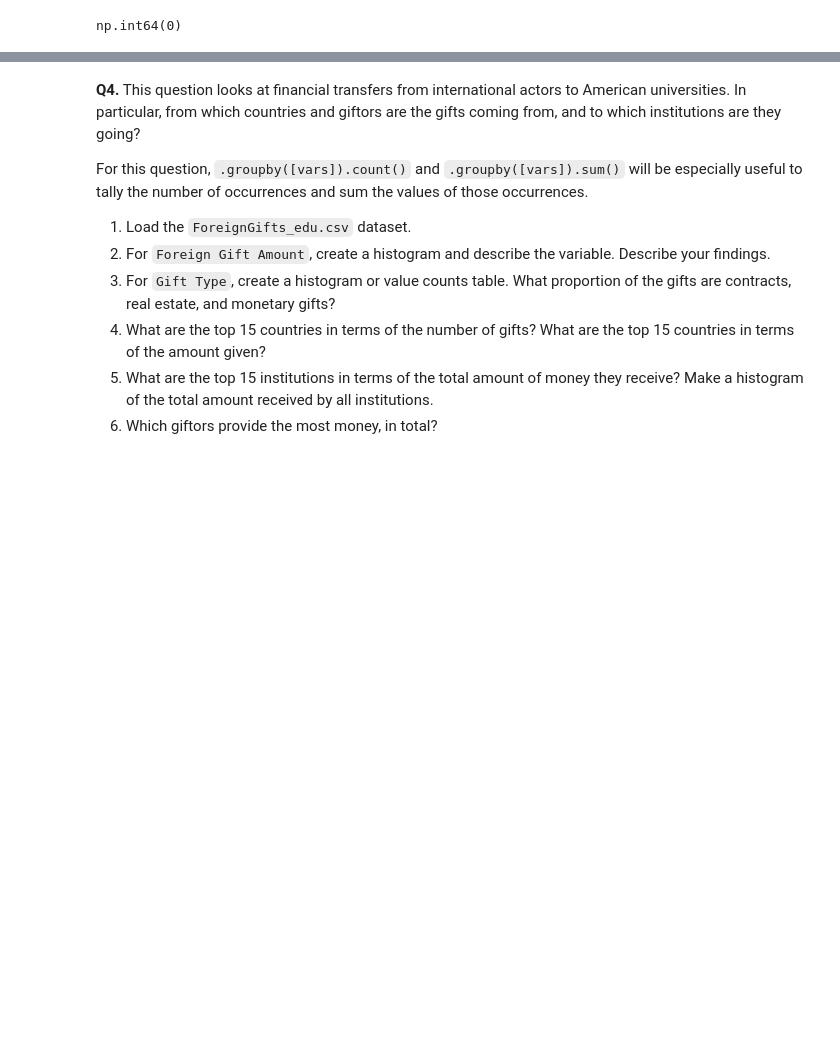
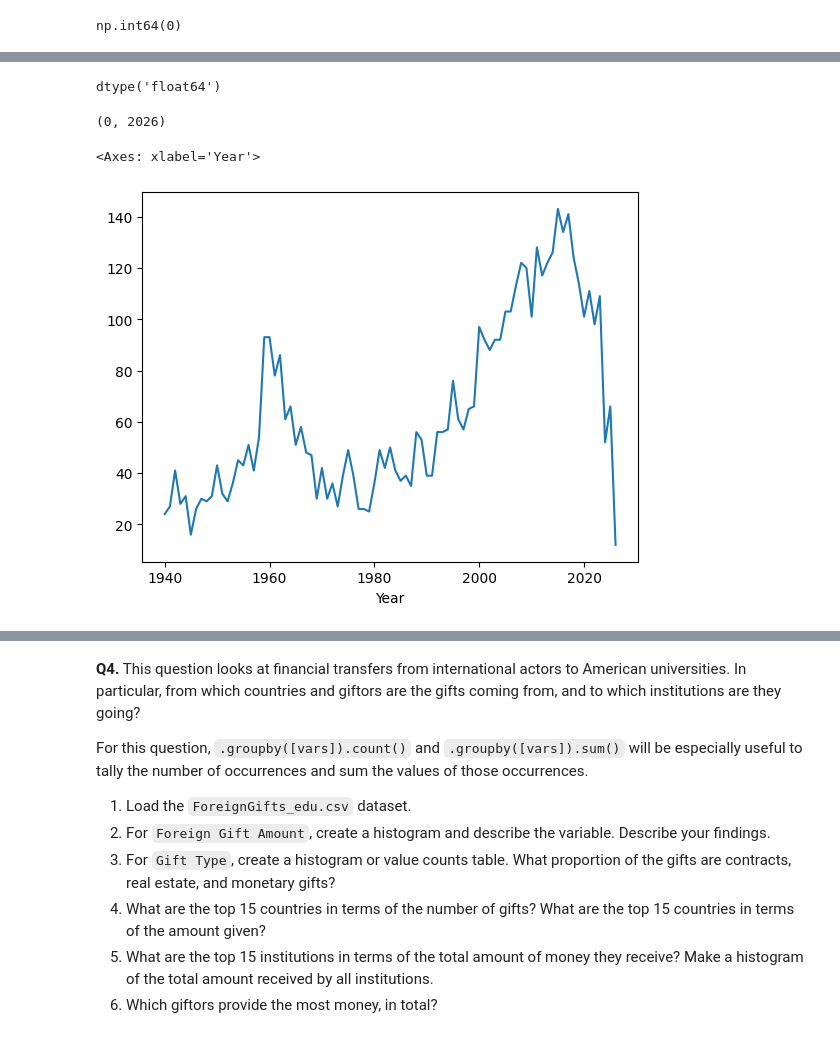
Before and after one commit to pateld07/undergrad_ml_assignments, a Jupyter notebook: 01_assignment_wrangling_and_eda.ipynb, the cells around one changed output, grey strips where cells are left out. Saved outputs shown, nothing was run; the diff lists cells and outputs as text; code cells hidden in the pictures; blank space fills up the shorter version.

```diff
--- a/01_assignment_wrangling_and_eda.ipynb
+++ b/01_assignment_wrangling_and_eda.ipynb
@@ -135,0 +170,23 @@ np.int64(0)
+# %%
+df = df.dropna(axis=1, how="all")
+# %%
+df["Year"].head()
+df["Year"].dtype
+# %% [output]
+dtype('float64')
+# %%
+df["Year"] = pd.to_numeric(df["Year"], errors="coerce")
+# %%
+df = df.dropna(subset=["Year"])
+# %%
+df["Year"] = df["Year"].astype(int)
+# %%
+df["Year"].min(), df["Year"].max()
+# %% [output]
+(0, 2026)
+# %%
+recent_attacks = df[df["Year"] >= 1940]
+recent_attacks["Year"].value_counts().sort_index().plot()
+# %% [output]
+<Axes: xlabel='Year'>
+[figure, added]
```
Also changed, not shown: parts of 9 cells of this notebook.
